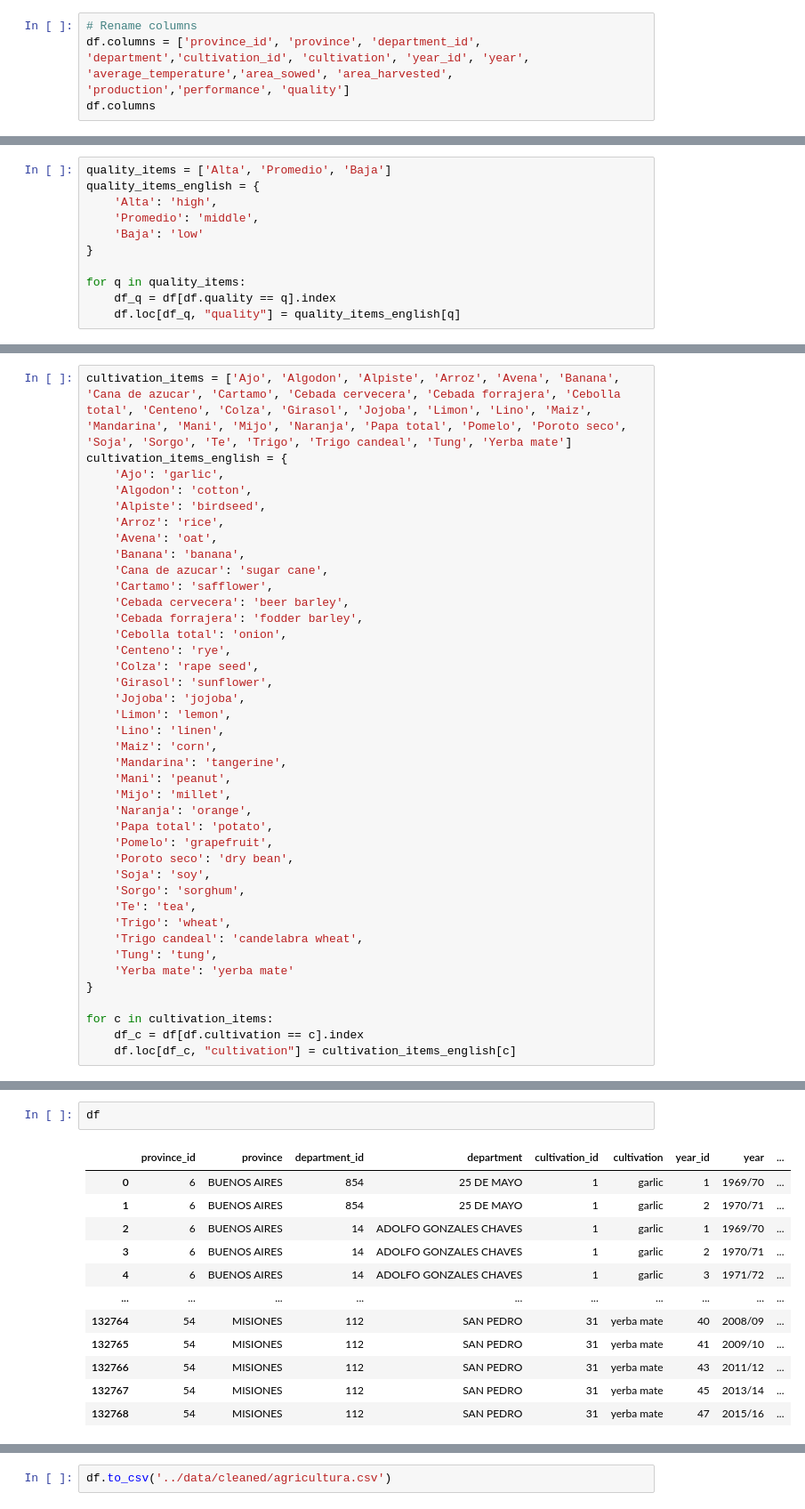
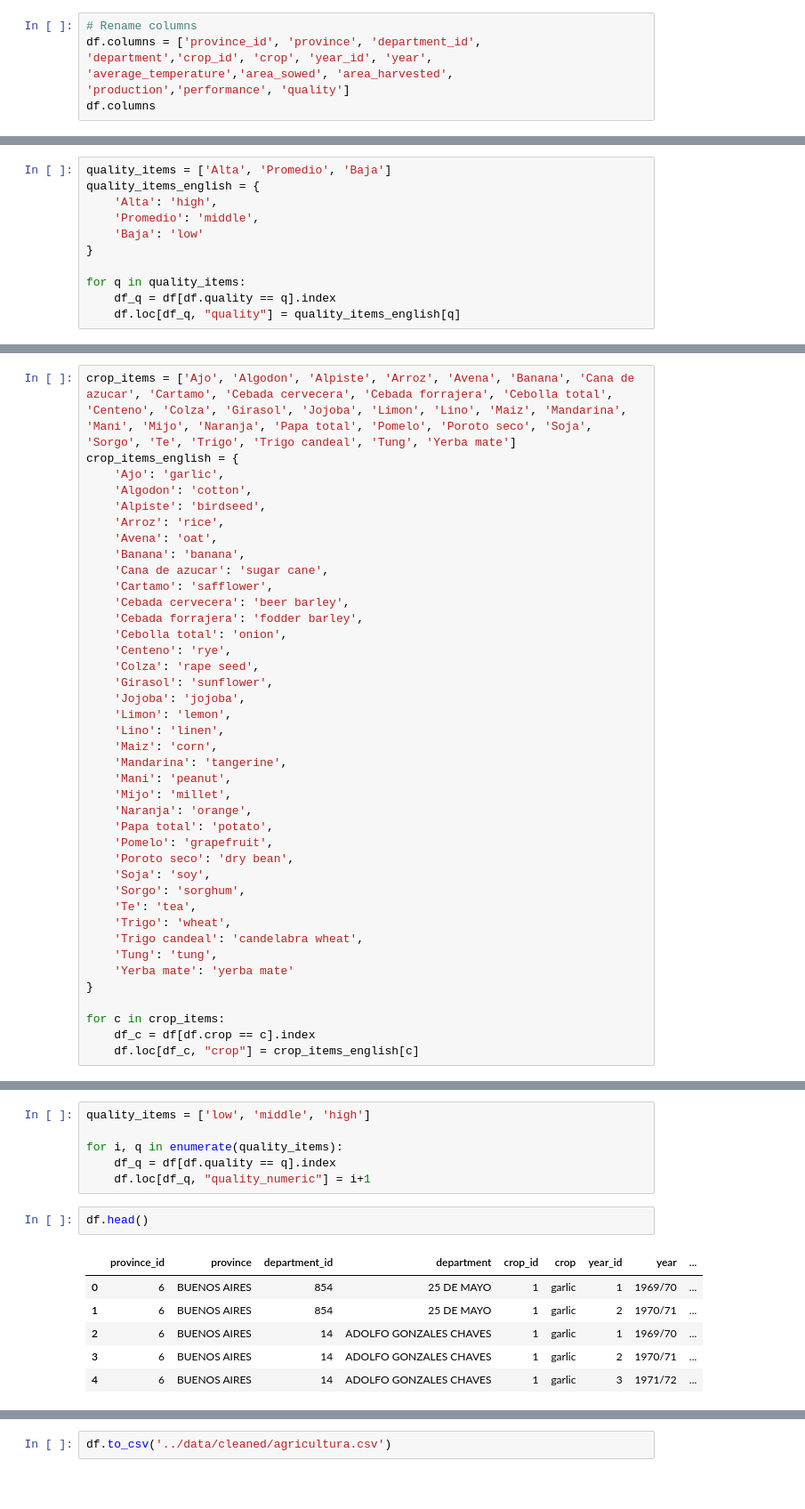
Before and after one commit to markusdoppler/Crops, a Jupyter notebook: notebooks/1-DataPreprocessing.ipynb, the cells around one changed output, grey strips where cells are left out. Shown: that part at 89% size. Drawn from its saved outputs; the diff is of its cells as text; blank space fills up the shorter version.

```diff
--- a/notebooks/1-DataPreprocessing.ipynb
+++ b/notebooks/1-DataPreprocessing.ipynb
@@ -33,6 +33,6 @@ df.head()
 | 4 | 6 | BUENOS AIRES | 14 | ADOLFO GONZALES CHAVES | 1 | Ajo | 3 | 1971/72 | ... |
 # %%
 # Rename columns
-df.columns = ['province_id', 'province', 'department_id', 'department','cultivation_id', 'cultivation', 'year_id', 'year', 'average_temperature','area_sowed', 'area_harvested', 'production','performance', 'quality']
+df.columns = ['province_id', 'province', 'department_id', 'department','crop_id', 'crop', 'year_id', 'year', 'average_temperature','area_sowed', 'area_harvested', 'production','performance', 'quality']
 df.columns
 # %% [output]
@@ -77,8 +76,8 @@ array(['Ajo', 'Algodon', 'Alpiste', 'Arroz', 'Avena', 'Banana',
        'Naranja', 'Papa total', 'Pomelo', 'Poroto seco', 'Soja', 'Sorgo',
        'Te', 'Trigo', 'Trigo candeal', 'Tung', 'Yerba mate'], dtype=object)
 # %%
-cultivation_items = ['Ajo', 'Algodon', 'Alpiste', 'Arroz', 'Avena', 'Banana', 'Cana de azucar', 'Cartamo', 'Cebada cervecera', 'Cebada forrajera', 'Cebolla total', 'Centeno', 'Colza', 'Girasol', 'Jojoba', 'Limon', 'Lino', 'Maiz', 'Mandarina', 'Mani', 'Mijo', 'Naranja', 'Papa total', 'Pomelo', 'Poroto seco', 'Soja', 'Sorgo', 'Te', 'Trigo', 'Trigo candeal', 'Tung', 'Yerba mate']
-cultivation_items_english = {
+crop_items = ['Ajo', 'Algodon', 'Alpiste', 'Arroz', 'Avena', 'Banana', 'Cana de azucar', 'Cartamo', 'Cebada cervecera', 'Cebada forrajera', 'Cebolla total', 'Centeno', 'Colza', 'Girasol', 'Jojoba', 'Limon', 'Lino', 'Maiz', 'Mandarina', 'Mani', 'Mijo', 'Naranja', 'Papa total', 'Pomelo', 'Poroto seco', 'Soja', 'Sorgo', 'Te', 'Trigo', 'Trigo candeal', 'Tung', 'Yerba mate']
+crop_items_english = {
     'Ajo': 'garlic',
     'Algodon': 'cotton',
     'Alpiste': 'birdseed',
@@ -113,6 +112,6 @@ cultivation_items_english = {
     'Yerba mate': 'yerba mate'
 }
 
-for c in cultivation_items:
-    df_c = df[df.cultivation == c].index
-    df.loc[df_c, "cultivation"] = cultivation_items_english[c]
+for c in crop_items:
+    df_c = df[df.crop == c].index
+    df.loc[df_c, "crop"] = crop_items_english[c]
@@ -119,15 +120,15 @@ for c in cultivation_items:
+# %%
+quality_items = ['low', 'middle', 'high']
+
+for i, q in enumerate(quality_items):
+    df_q = df[df.quality == q].index
+    df.loc[df_q, "quality_numeric"] = i+1
 # %%
-df
+df.head()
 # %% [output]
-|  | province_id | province | department_id | department | cultivation_id | cultivation | year_id | year | ... |
+|  | province_id | province | department_id | department | crop_id | crop | year_id | year | ... |
 | 0 | 6 | BUENOS AIRES | 854 | 25 DE MAYO | 1 | garlic | 1 | 1969/70 | ... |
 | 1 | 6 | BUENOS AIRES | 854 | 25 DE MAYO | 1 | garlic | 2 | 1970/71 | ... |
 | 2 | 6 | BUENOS AIRES | 14 | ADOLFO GONZALES CHAVES | 1 | garlic | 1 | 1969/70 | ... |
 | 3 | 6 | BUENOS AIRES | 14 | ADOLFO GONZALES CHAVES | 1 | garlic | 2 | 1970/71 | ... |
 | 4 | 6 | BUENOS AIRES | 14 | ADOLFO GONZALES CHAVES | 1 | garlic | 3 | 1971/72 | ... |
-| ... | ... | ... | ... | ... | ... | ... | ... | ... | ... |
-| 132764 | 54 | MISIONES | 112 | SAN PEDRO | 31 | yerba mate | 40 | 2008/09 | ... |
-| 132765 | 54 | MISIONES | 112 | SAN PEDRO | 31 | yerba mate | 41 | 2009/10 | ... |
-| 132766 | 54 | MISIONES | 112 | SAN PEDRO | 31 | yerba mate | 43 | 2011/12 | ... |
-| 132767 | 54 | MISIONES | 112 | SAN PEDRO | 31 | yerba mate | 45 | 2013/14 | ... |
-| 132768 | 54 | MISIONES | 112 | SAN PEDRO | 31 | yerba mate | 47 | 2015/16 | ... |
```
Also changed, not shown: parts of 15 cells of this notebook.
